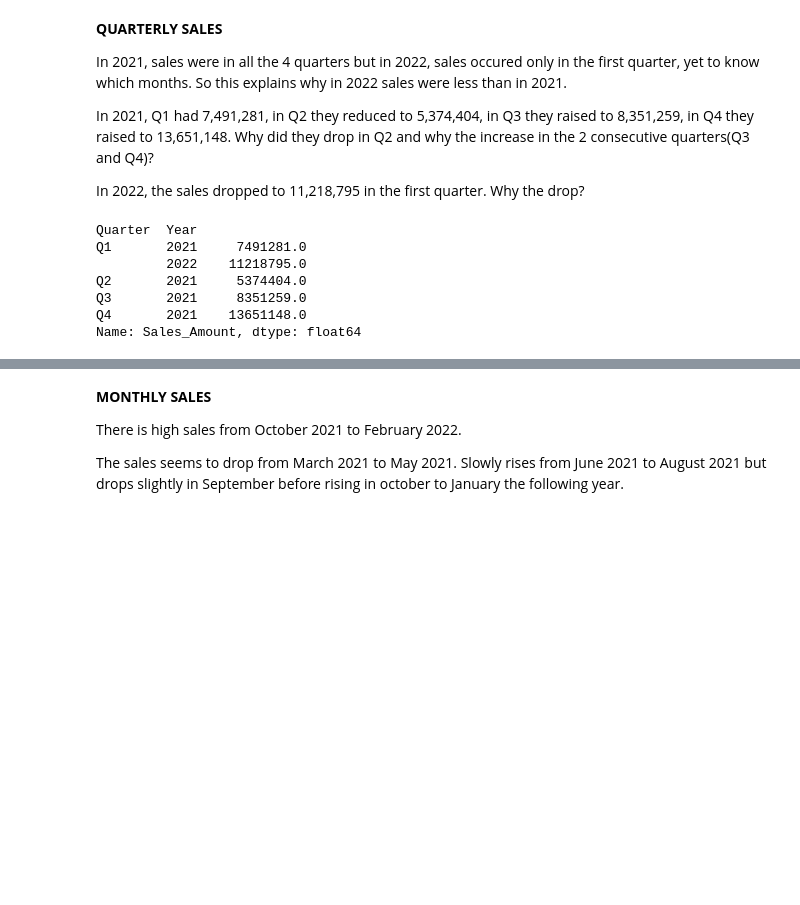
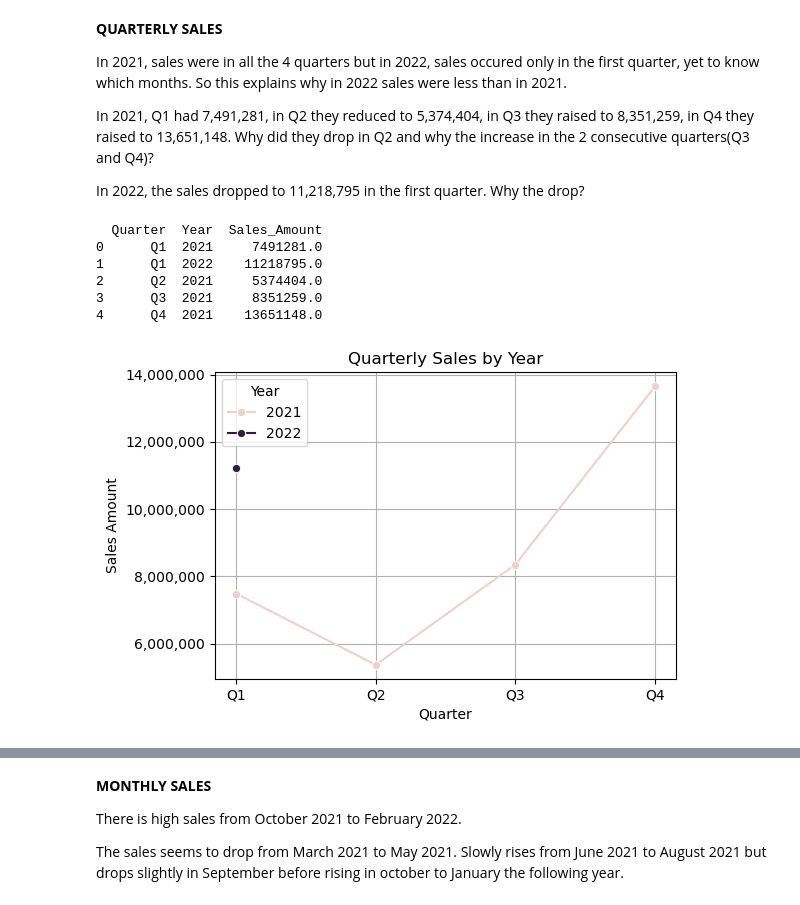
Before and after one commit to Lenida-Daniels/Sales-Analysis, a Jupyter notebook: sales_analysis.ipynb, the cells around one changed output, grey strips where cells are left out. Drawn from its saved outputs; the diff is of its cells as text; code cells hidden in the pictures; blank space fills up the shorter version.

```diff
--- a/sales_analysis.ipynb
+++ b/sales_analysis.ipynb
@@ -122,13 +171,29 @@ In 2021, Q1 had 7,491,281, in Q2 they reduced to 5,374,404, in Q3 they raised to
 
 In 2022, the sales dropped to 11,218,795 in the first quarter. Why the drop?
 # %%
-quarterly_sales=df.groupby(["Quarter","Year"])["Sales_Amount"].sum()
+quarterly_sales=df.groupby(["Quarter","Year"])["Sales_Amount"].sum().reset_index()
 print(quarterly_sales)
 # %% [output]
-Quarter  Year
-Q1       2021     7491281.0
-         2022    11218795.0
-Q2       2021     5374404.0
-Q3       2021     8351259.0
-Q4       2021    13651148.0
-Name: Sales_Amount, dtype: float64
+  Quarter  Year  Sales_Amount
+0      Q1  2021     7491281.0
+1      Q1  2022    11218795.0
+2      Q2  2021     5374404.0
+3      Q3  2021     8351259.0
+4      Q4  2021    13651148.0
+# %%
+import seaborn as sns
+import matplotlib.pyplot as plt
+import matplotlib.ticker as ticker
+
+
+plt.figure(figsize=(6, 4))
+sns.lineplot(data=quarterly_sales, x="Quarter", y="Sales_Amount", hue="Year", marker='o')
+plt.title("Quarterly Sales by Year")
+plt.ylabel("Sales Amount")
+# Add comma format to Y-axis
+plt.gca().yaxis.set_major_formatter(ticker.StrMethodFormatter('{x:,.0f}'))
+plt.grid(True)
+plt.tight_layout()
+plt.show()
+# %% [output]
+[figure, added]
```
Also changed, not shown: parts of 7 cells of this notebook.
